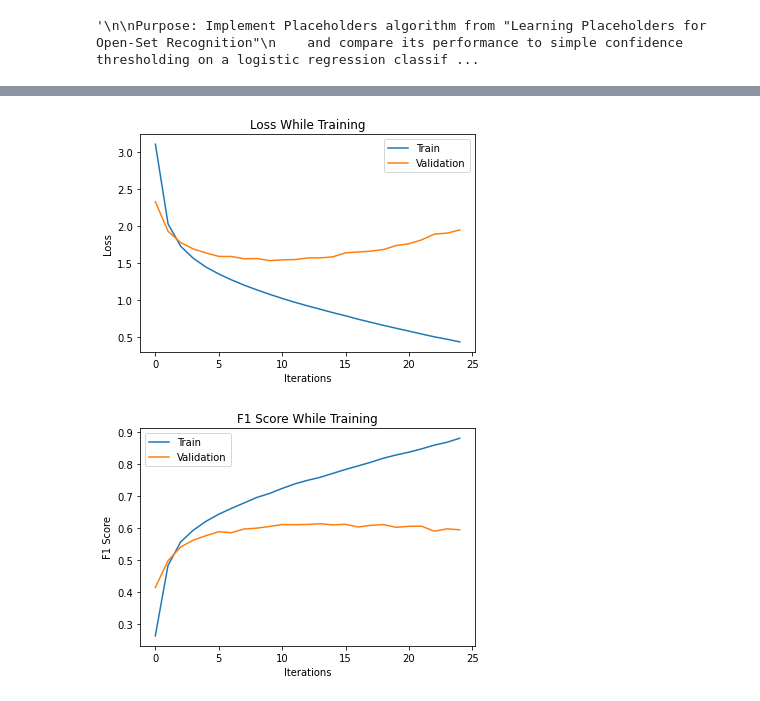
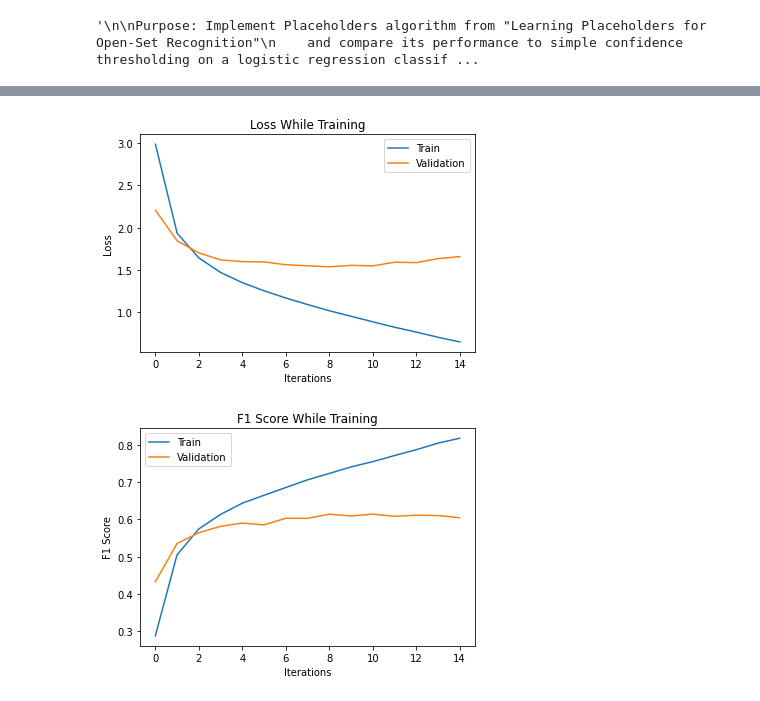
Before and after one commit to anhardy/CSE-576-Group-Project, a Jupyter notebook: Placeholder_Text.ipynb, the cells around one changed output, grey strips where cells are left out. Drawn from its saved outputs; the diff is of its cells as text; code cells hidden in the pictures.

```diff
--- a/Placeholder_Text.ipynb
+++ b/Placeholder_Text.ipynb
@@ -22,11 +45,7 @@ NUM_CLASSES = 100
 def load_dataset():
     df = pd.read_excel(r'/content/drive/MyDrive/NLP_Fall2022/Group Project/DatasetSplit/train_split.xlsx', usecols=['label','review'])
     df_test = pd.read_excel(r'/content/drive/MyDrive/NLP_Fall2022/Group Project/DatasetSplit/test_split.xlsx', usecols=['label','review'])
-    # tensor = lambda data: tf.convert_to_tensor(data, dtype=tf.object)
-    # X_train = tf.convert_to_tensor(df['review'])
-    # y_train = tf.convert_to_tensor(df['label'])
-    # X_test = tf.convert_to_tensor(df_test['review'])
-    # y_test = tf.convert_to_tensor(df_test['label'])
+
 
     X_train = df['review']
     y_train = df['label']
@@ -35,9 +54,6 @@ def load_dataset():
     return X_train, y_train, X_test, y_test
 
 def validation_split(X, y, val_size=.2):
-    """Input are expected to be tensors.
-    """
-    # tensor = lambda data: tf.convert_to_tensor(data, dtype=tf.float32)
     X_train, X_val, y_train, y_val = train_test_split(X, y)
     return X_train, X_val, y_train, y_val
 # %%
@@ -335,30 +60,0 @@ plot_acc(train_acc, val_acc)
-# %%
-
-# convert instances of class labels in the open set to -1
-y_test_open = modify_open_set_labels(y_test, open_set_class_labels)
-
-
-# See how the threshold value affects open-set accuracy
-threshold_value = np.linspace(0, 1, 100)
-
-total_acc = []
-open_set_acc = []
-closed_set_acc = []
-
-max_total_acc = 0
-best_threshold = 0
-
-for threshold in threshold_value:
-    test_features = vectorizer.fit_transform(X_test).toarray()
-    y_pred = threshold_predict(test_features, model, threshold)
-    total_acc.append(accuracy(y_test_open, y_pred))
-    open_set_acc.append(open_set_accuracy(y_test_open, y_pred))
-    closed_set_acc.append(closed_set_accuracy(y_test_open, y_pred))
-
-plot_open_closed_accuracy(total_acc, open_set_acc, closed_set_acc)
-
-best_total_acc_idx = np.argmax(total_acc)
-print('total accuracy:      {:.4f}'.format(float(total_acc[best_total_acc_idx])))
-print('open-set accuracy:   {:.4f}'.format(float(open_set_acc[best_total_acc_idx])))
-print('closed-set accuracy: {:.4f}'.format(float(closed_set_acc[best_total_acc_idx])))
-print('optimal threshold:   {:.4f}'.format(float(threshold_value[best_total_acc_idx])))
@@ -750,7 +260,7 @@ dummy_y_dev = np_utils.to_categorical(yval)
 # %%
 model = StandardLogisticRegressionModel(
         num_classes=NUM_CLASSES-1,
-        pre_dim=200, post_dim=200
+        pre_dim=250, post_dim=250
 )
 model.compile(
   optimizer='adam',
@@ -767,7 +277,7 @@ model_checkpoint_callback = tf.keras.callbacks.ModelCheckpoint(
     save_best_only=True
 )
 history = model.fit(
-        train_features, dummy_y_train, epochs=25,
+        train_features, dummy_y_train, epochs=15,
         callbacks=[model_checkpoint_callback], validation_data=(dev_features, dummy_y_dev)
 )
 model.load_weights(checkpoint_filepath)
@@ -796,5 +306,5 @@ Epoch 25/25
-[figure, old version]
+[figure, new version]
-[figure, old version]
+[figure, new version]
 # %%
 def tune_model_param(model, val_closed, val_open, param_values, param_name, predict_func,
                      objective_func, target_value, objective_name, metrics, plot=True):
```
Also changed, not shown: parts of 35 cells of this notebook.
